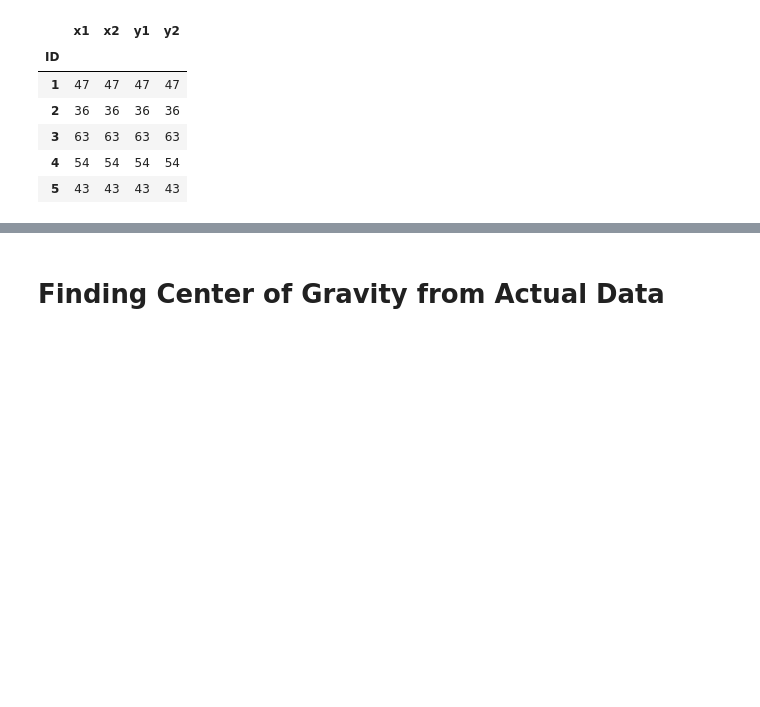
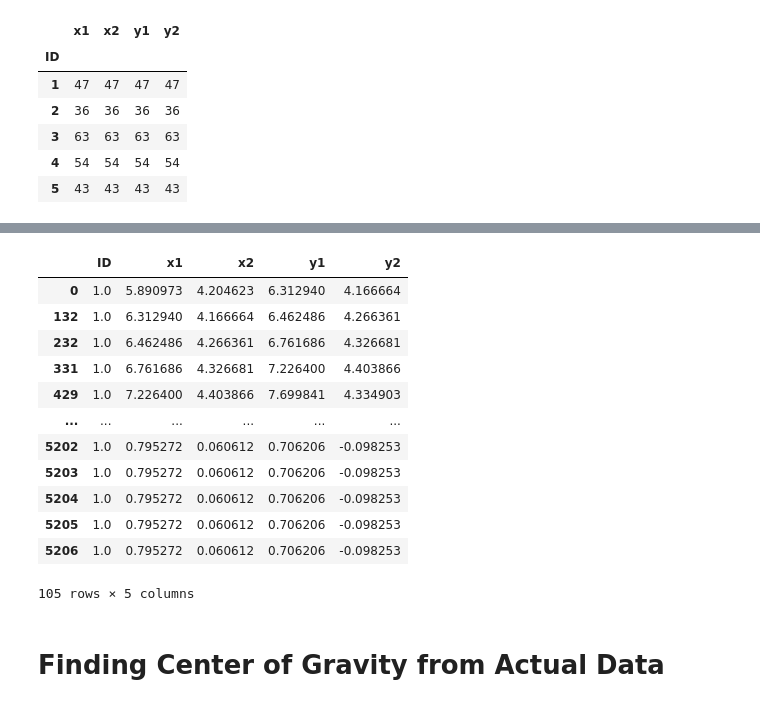
Before and after one commit to waleedbinkhalid74/ml_cms_final_project, a Jupyter notebook: ml_cms_final_proj_task_5.ipynb, the cells around one changed output, grey strips where cells are left out. Cells and saved outputs as stored; diff of their text form; code cells hidden in the pictures; blank space fills up the shorter version.

```diff
--- a/ml_cms_final_proj_task_5.ipynb
+++ b/ml_cms_final_proj_task_5.ipynb
@@ -133,3 +132,19 @@ ped_traj_df_formatted_reduced.groupby('ID').count().head()
+# %%
+ped_traj_df_formatted_reduced[ped_traj_df_formatted_reduced.ID == 1]
+# %% [output]
+|  | ID | x1 | x2 | y1 | y2 |
+| 0 | 1.0 | 5.890973 | 4.204623 | 6.312940 | 4.166664 |
+| 132 | 1.0 | 6.312940 | 4.166664 | 6.462486 | 4.266361 |
+| 232 | 1.0 | 6.462486 | 4.266361 | 6.761686 | 4.326681 |
+| 331 | 1.0 | 6.761686 | 4.326681 | 7.226400 | 4.403866 |
+| 429 | 1.0 | 7.226400 | 4.403866 | 7.699841 | 4.334903 |
+| ... | ... | ... | ... | ... | ... |
+| 5202 | 1.0 | 0.795272 | 0.060612 | 0.706206 | -0.098253 |
+| 5203 | 1.0 | 0.795272 | 0.060612 | 0.706206 | -0.098253 |
+| 5204 | 1.0 | 0.795272 | 0.060612 | 0.706206 | -0.098253 |
+| 5205 | 1.0 | 0.795272 | 0.060612 | 0.706206 | -0.098253 |
+| 5206 | 1.0 | 0.795272 | 0.060612 | 0.706206 | -0.098253 |
+105 rows × 5 columns
 # %% [markdown]
 # Finding Center of Gravity from Actual Data
 # %%
```
Also changed, not shown: parts of 7 cells of this notebook, 2 other files.
